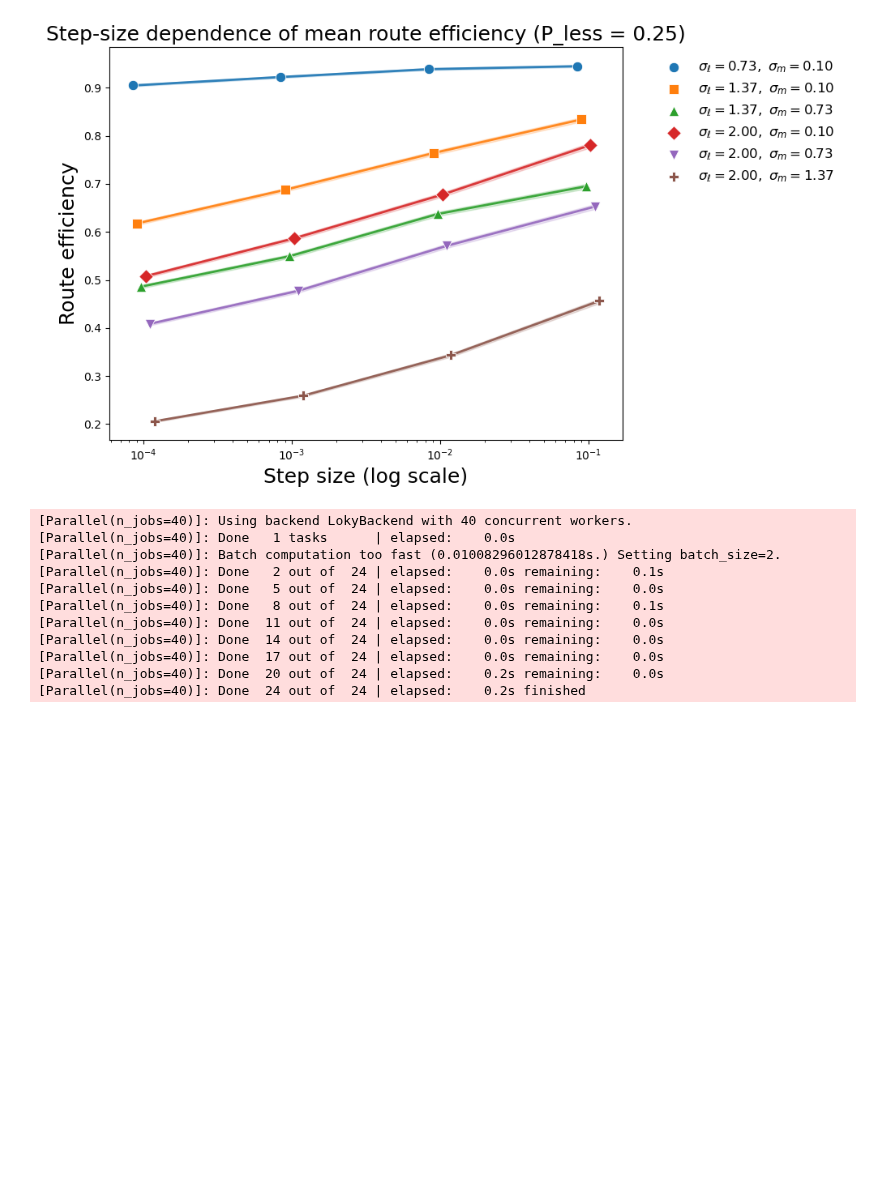
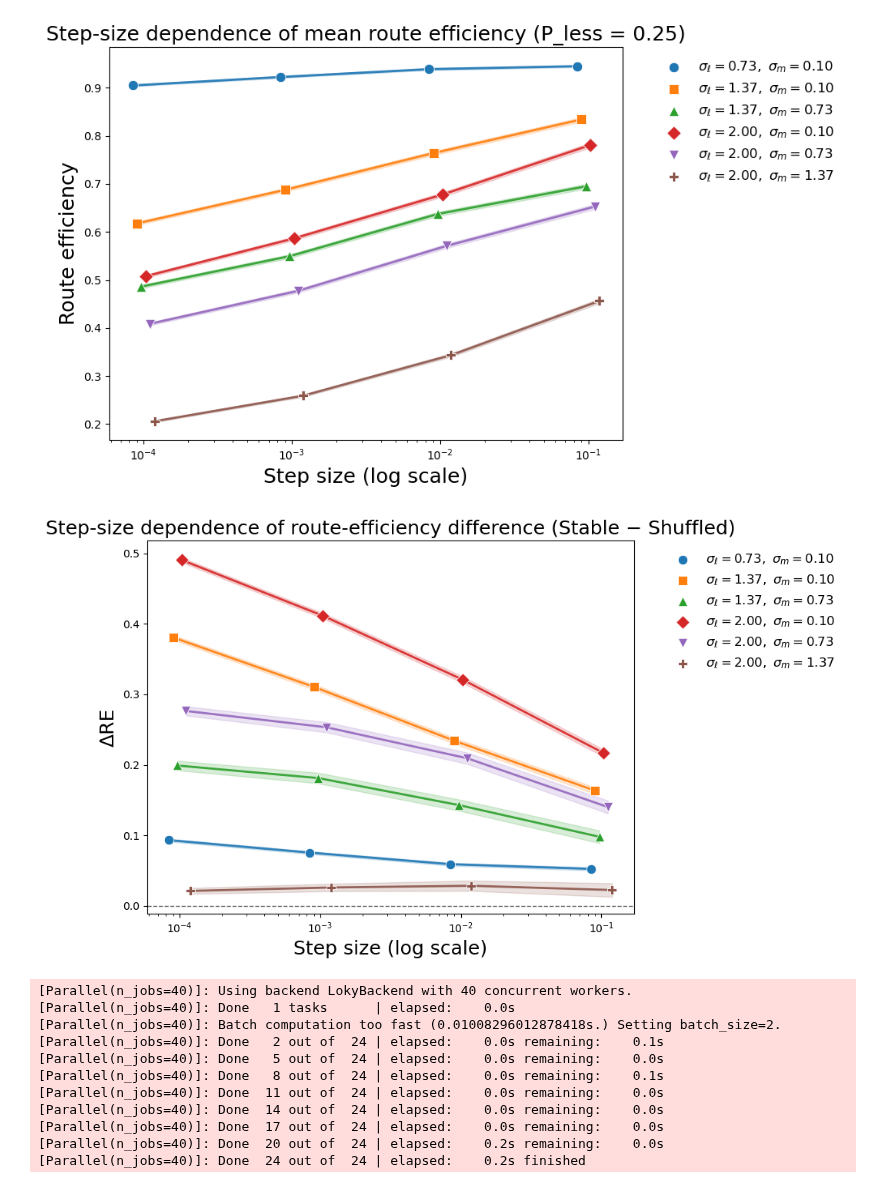
Before and after one commit to Ritwikavps/CollectiveMemoryvsCollectiveIntelligence, a Jupyter notebook: A2_NavigationModel/0_Scripts/navigation.ipynb, the cells around one changed output. Cells and saved outputs as stored; diff of their text form; code cells hidden in the pictures; blank space fills up the shorter version.

Commit message:
Modified figures and code

```diff
--- a/A2_NavigationModel/0_Scripts/navigation.ipynb
+++ b/A2_NavigationModel/0_Scripts/navigation.ipynb
@@ -524,6 +574,104 @@ plot_step_size_by_sigma(
 # %% [output]
 [figure]
 [figure]
+# %%
+#---------------------------------------------------------
+# Plot convergence of replicates with step size
+#---------------------------------------------------------
+df = trial_data_params.copy()
+
+df["mean_delta_RE"] = df["mean_RE_P0"] - df["mean_RE_P025"]
+
+df["ci_low_delta_RE"] = df["ci_low_RE_P0"] - df["ci_high_RE_P025"]
+df["ci_high_delta_RE"] = df["ci_high_RE_P0"] - df["ci_low_RE_P025"]
+
+
+def plot_step_size_difference_by_sigma(
+    df,
+    title,
+    ylabel,
+    outfile
+):
+    markers = ["o", "s", "^", "D", "v", "P"]
+
+    groups = list(df.groupby(["sigma_less", "sigma_more"]))
+    groups.sort(key=lambda g: (g[0][0], g[0][1]))
+
+    plt.figure(figsize=(10, 6))
+
+    log_jitter = 0.03
+    n_groups = len(groups)
+
+    for i, ((s_less, s_more), sub) in enumerate(groups):
+        sub = sub.sort_values("step_size")
+
+        marker = markers[i % len(markers)]
+        color = f"C{i % 10}"
+        offset = (i - (n_groups - 1) / 2) * log_jitter
+
+        x = sub["step_size"].values
+        x_jittered = x * (10 ** offset)
+
+        label = rf"$\sigma_{{\ell}} = {s_less:.2f},\ \sigma_{{m}} = {s_more:.2f}$"
+
+        plt.plot(
+            x_jittered,
+            sub["mean_delta_RE"].values,
+            linewidth=2,
+            color=color,
+            alpha=0.9,
+            zorder=2
+        )
+
+        plt.scatter(
+            x_jittered,
+            sub["mean_delta_RE"].values,
+            marker=marker,
+            s=80,
+            color=color,
+            edgecolor="white",
+            linewidth=0.6,
+            label=label,
+            zorder=3
+        )
+
+        plt.fill_between(
+            x_jittered,
+            sub["ci_low_delta_RE"].values,
+            sub["ci_high_delta_RE"].values,
+            color=color,
+            alpha=0.18,
+            zorder=1
+        )
+
+    # zero reference line
+    plt.axhline(0, color="black", linestyle="--", linewidth=1, alpha=0.6)
+
+    plt.xscale("log")
+    plt.xlabel("Step size (log scale)", fontsize=18)
+    plt.ylabel(ylabel, fontsize=18)
+    plt.title(title, fontsize=18)
+
+    plt.legend(
+        bbox_to_anchor=(1.05, 1),
+        loc="upper left",
+        frameon=False,
+        fontsize=12
+    )
+
+    plt.tight_layout()
+    plt.savefig(outfile, format="svg")
+    plt.show()
+    plt.close()
+
+plot_step_size_difference_by_sigma(
+    df=df,
+    title="Step-size dependence of route-efficiency difference (Stable − Shuffled)",
+    ylabel="ΔRE",
+    outfile="../2_Plots/step_size_scan_difference.svg"
+)
+# %% [output]
+[figure, added]
 # %%
 # ---------------------------------------------------------
 # Number of trials for stability
```
Also changed, not shown: parts of 1 cell of this notebook, 2 other files.
